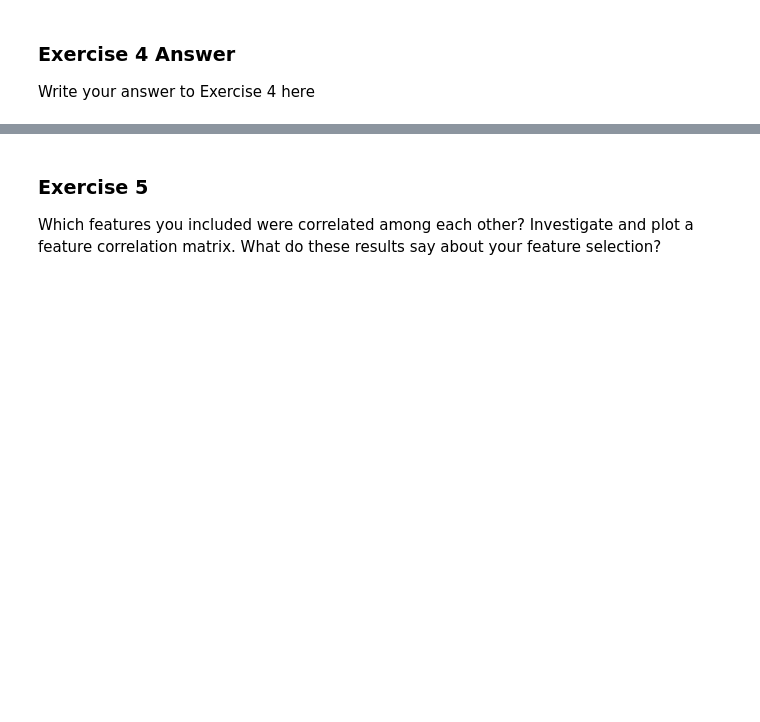
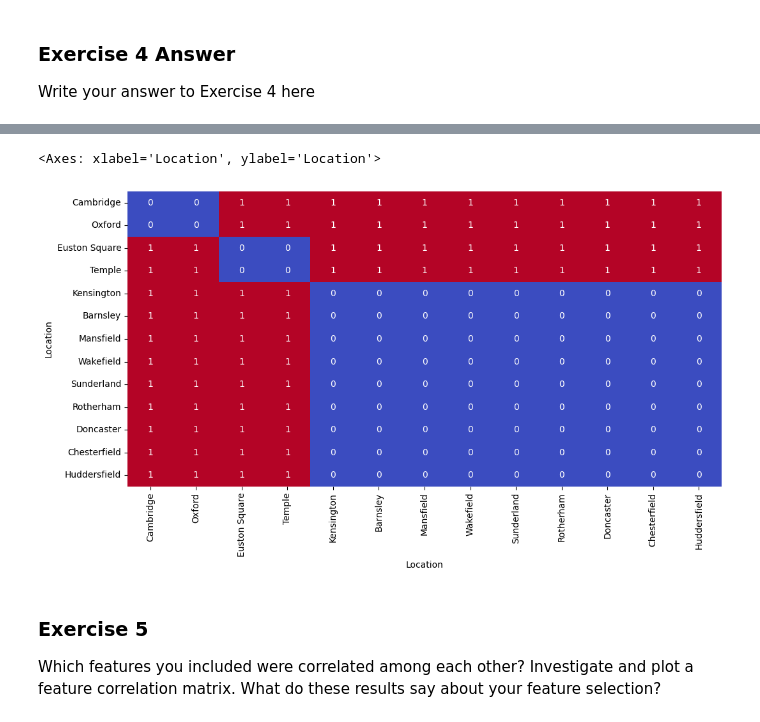
Before and after one commit to Var1377/vl331_ads_2024, a Jupyter notebook: _notebooks/02-access-assess-geospatial.ipynb, the cells around one changed output, grey strips where cells are left out. Cells and saved outputs as stored; diff of their text form; code cells hidden in the pictures; blank space fills up the shorter version.

```diff
--- a/_notebooks/02-access-assess-geospatial.ipynb
+++ b/_notebooks/02-access-assess-geospatial.ipynb
@@ -627,3 +646,22 @@ distances_df
+# %%
+# distance matrix dataframe, where distance = 1 if they're in the same cluster, and zero otherwise
+# rows and columns are both the locations
+
+cluster_distances = pd.DataFrame(1.0, index=poi_counts_df.index, columns=poi_counts_df.index)
+
+for i in range(len(poi_counts_df)):
+    for j in range(len(poi_counts_df)):
+        if poi_counts_df['Cluster'][i] == poi_counts_df['Cluster'][j]:
+            cluster_distances.iloc[i, j] = 0.0
+
+# plot a heatmap
+plt.figure(figsize=(12, 6))
+plt.xlabel('Location')
+plt.ylabel('Location')
+sns.heatmap(cluster_distances, cmap='coolwarm', cbar=False, annot=True)
+# %% [output]
+<Axes: xlabel='Location', ylabel='Location'>
+[figure, added]
 # %% [markdown]
 ### Exercise 5
 
```
Also changed, not shown: parts of 26 cells of this notebook, 42 other files.
